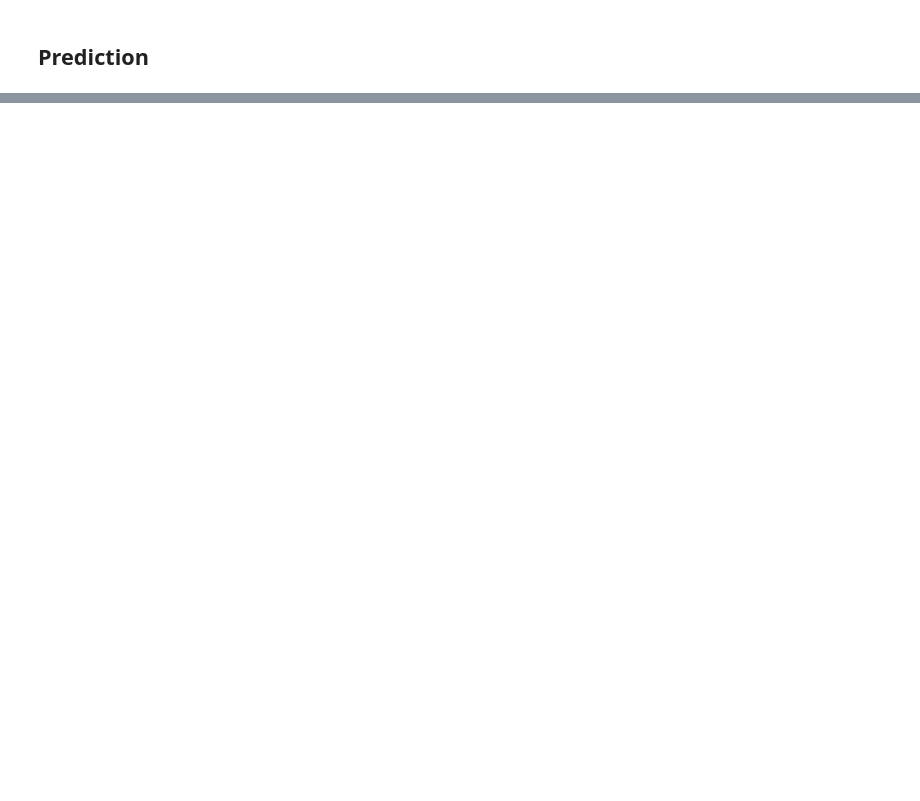
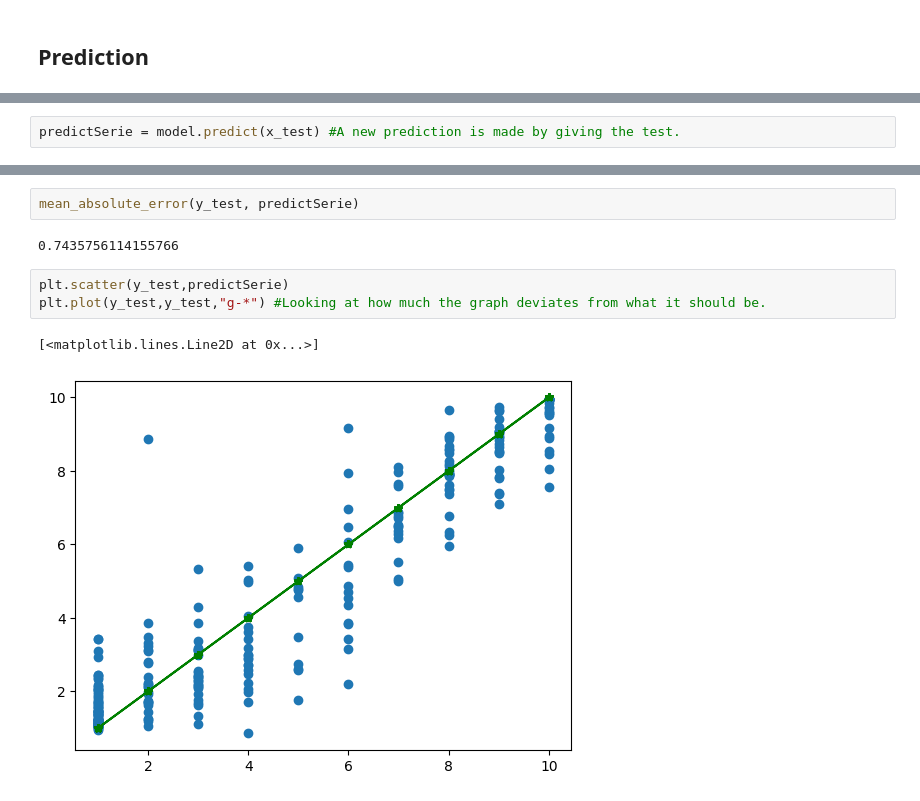
Before and after one commit to TolgaKilinckaya/British_Airlines_Customer_Reviews_Analysis, a Jupyter notebook: review_prediction_ml.ipynb, the cells around one changed output, grey strips where cells are left out. Drawn from its saved outputs; the diff is of its cells as text; blank space fills up the shorter version.

```diff
--- a/review_prediction_ml.ipynb
+++ b/review_prediction_ml.ipynb
@@ -314,0 +316,2 @@ array([[39, 23,  0],
+# %%
+predictSerie = model.predict(x_test) #A new prediction is made by giving the test.
@@ -314,0 +340,10 @@ array([[39, 23,  0],
+# %%
+mean_absolute_error(y_test, predictSerie)
+# %% [output]
+0.7435756114155766
+# %%
+plt.scatter(y_test,predictSerie)
+plt.plot(y_test,y_test,"g-*") #Looking at how much the graph deviates from what it should be.
+# %% [output]
+[<matplotlib.lines.Line2D at 0x...>]
+[figure, added]
```
Also changed, not shown: parts of 46 cells of this notebook.
